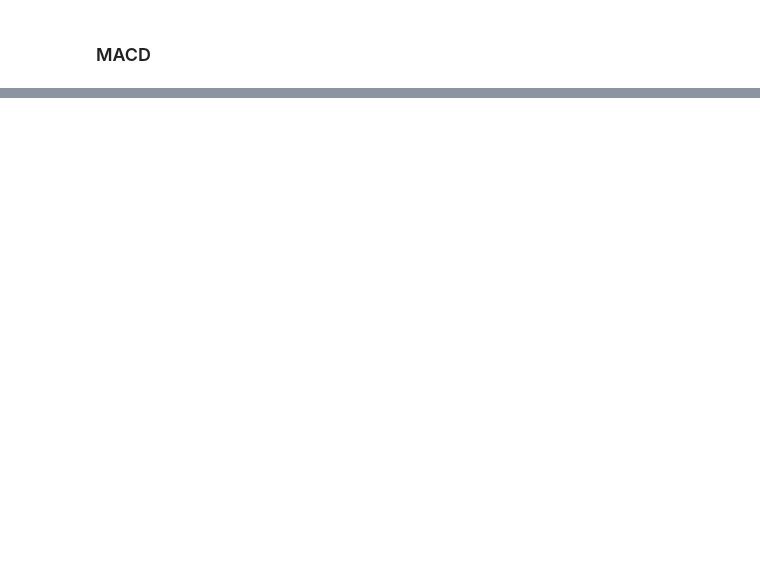
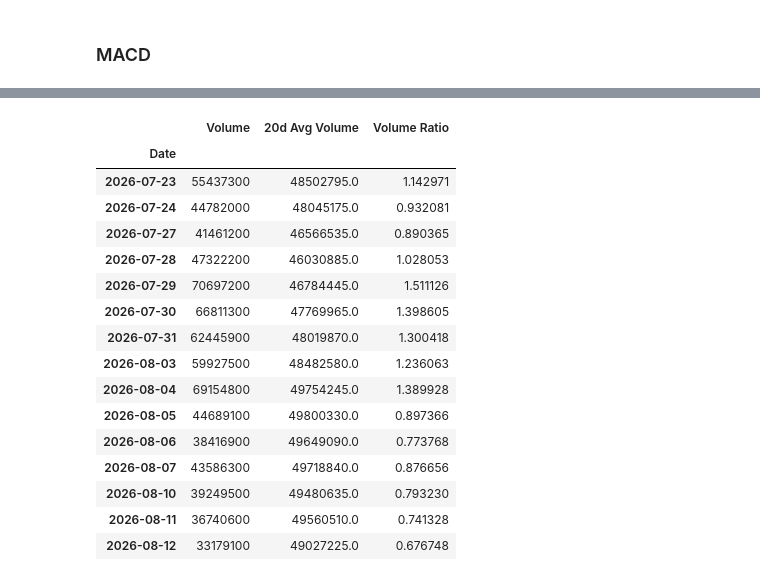
Before and after one commit to Junaid-Haider/Stock-Price-Direction-Predictor, a Jupyter notebook: notebooks/analysis.ipynb, the cells around one changed output, grey strips where cells are left out. Cells and saved outputs as stored; diff of their text form; code cells hidden in the pictures; blank space fills up the shorter version.

```diff
--- a/notebooks/analysis.ipynb
+++ b/notebooks/analysis.ipynb
@@ -462,0 +498,23 @@ Error:
+# %%
+df["20d Avg Volume"]=df["Volume"].rolling(20).mean()
+# %%
+df["Volume Ratio"]=df["Volume"]/df["20d Avg Volume"]
+df[["Volume", "20d Avg Volume", "Volume Ratio"]].tail(15)
+# %% [output]
+|  | Volume | 20d Avg Volume | Volume Ratio |
+| Date |  |  |  |
+| 2026-07-23 | 55437300 | 48502795.0 | 1.142971 |
+| 2026-07-24 | 44782000 | 48045175.0 | 0.932081 |
+| 2026-07-27 | 41461200 | 46566535.0 | 0.890365 |
+| 2026-07-28 | 47322200 | 46030885.0 | 1.028053 |
+| 2026-07-29 | 70697200 | 46784445.0 | 1.511126 |
+| 2026-07-30 | 66811300 | 47769965.0 | 1.398605 |
+| 2026-07-31 | 62445900 | 48019870.0 | 1.300418 |
+| 2026-08-03 | 59927500 | 48482580.0 | 1.236063 |
+| 2026-08-04 | 69154800 | 49754245.0 | 1.389928 |
+| 2026-08-05 | 44689100 | 49800330.0 | 0.897366 |
+| 2026-08-06 | 38416900 | 49649090.0 | 0.773768 |
+| 2026-08-07 | 43586300 | 49718840.0 | 0.876656 |
+| 2026-08-10 | 39249500 | 49480635.0 | 0.793230 |
+| 2026-08-11 | 36740600 | 49560510.0 | 0.741328 |
+| 2026-08-12 | 33179100 | 49027225.0 | 0.676748 |
```
Also changed, not shown: parts of 23 cells of this notebook.
